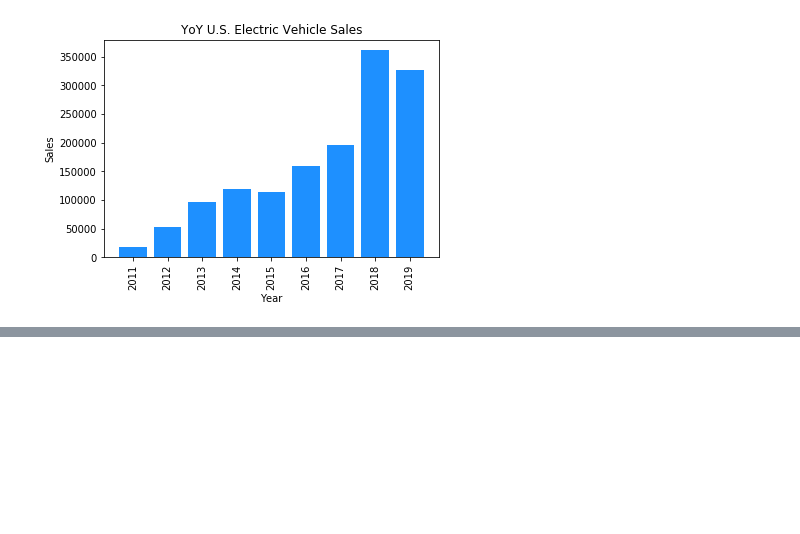
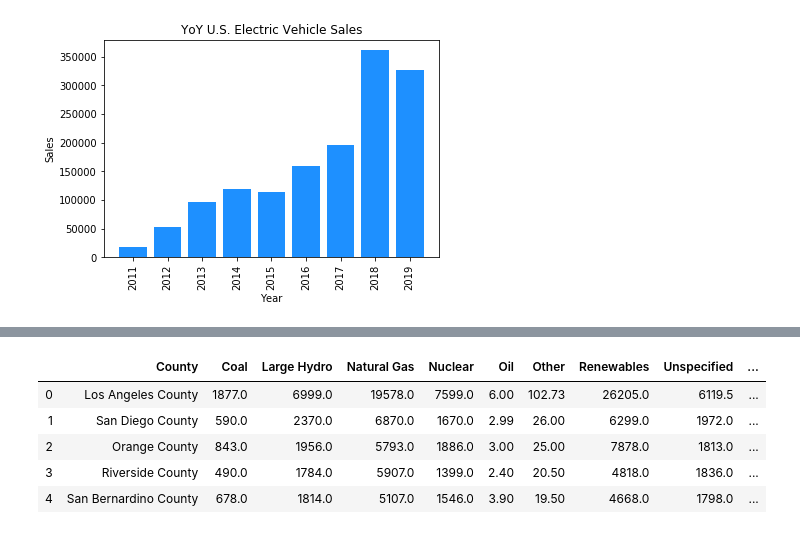
Before and after one commit to ethanemartin95/Project_1, a Jupyter notebook: code/candice_code.ipynb, the cells around one changed output, grey strips where cells are left out. Cells and saved outputs as stored; diff of their text form; code cells hidden in the pictures; blank space fills up the shorter version.

```diff
--- a/code/candice_code.ipynb
+++ b/code/candice_code.ipynb
@@ -1007,0 +1021,18 @@ plt.show()
+# %%
+# Create total column
+df_energy['Total_Usage'] = (df_energy['Coal'] +
+                            df_energy['Large Hydro'] +
+                            df_energy['Natural Gas'] +
+                            df_energy['Nuclear'] +
+                            df_energy['Oil'] +
+                            df_energy['Other'] +
+                            df_energy['Renewables'] +
+                            df_energy['Unspecified'])
+df_energy.head()
+# %% [output]
+|  | County | Coal | Large Hydro | Natural Gas | Nuclear | Oil | Other | Renewables | Unspecified | ... |
+| 0 | Los Angeles County | 1877.0 | 6999.0 | 19578.0 | 7599.0 | 6.00 | 102.73 | 26205.0 | 6119.5 | ... |
+| 1 | San Diego County | 590.0 | 2370.0 | 6870.0 | 1670.0 | 2.99 | 26.00 | 6299.0 | 1972.0 | ... |
+| 2 | Orange County | 843.0 | 1956.0 | 5793.0 | 1886.0 | 3.00 | 25.00 | 7878.0 | 1813.0 | ... |
+| 3 | Riverside County | 490.0 | 1784.0 | 5907.0 | 1399.0 | 2.40 | 20.50 | 4818.0 | 1836.0 | ... |
+| 4 | San Bernardino County | 678.0 | 1814.0 | 5107.0 | 1546.0 | 3.90 | 19.50 | 4668.0 | 1798.0 | ... |
```
Also changed, not shown: parts of 23 cells of this notebook, 1 other file.
